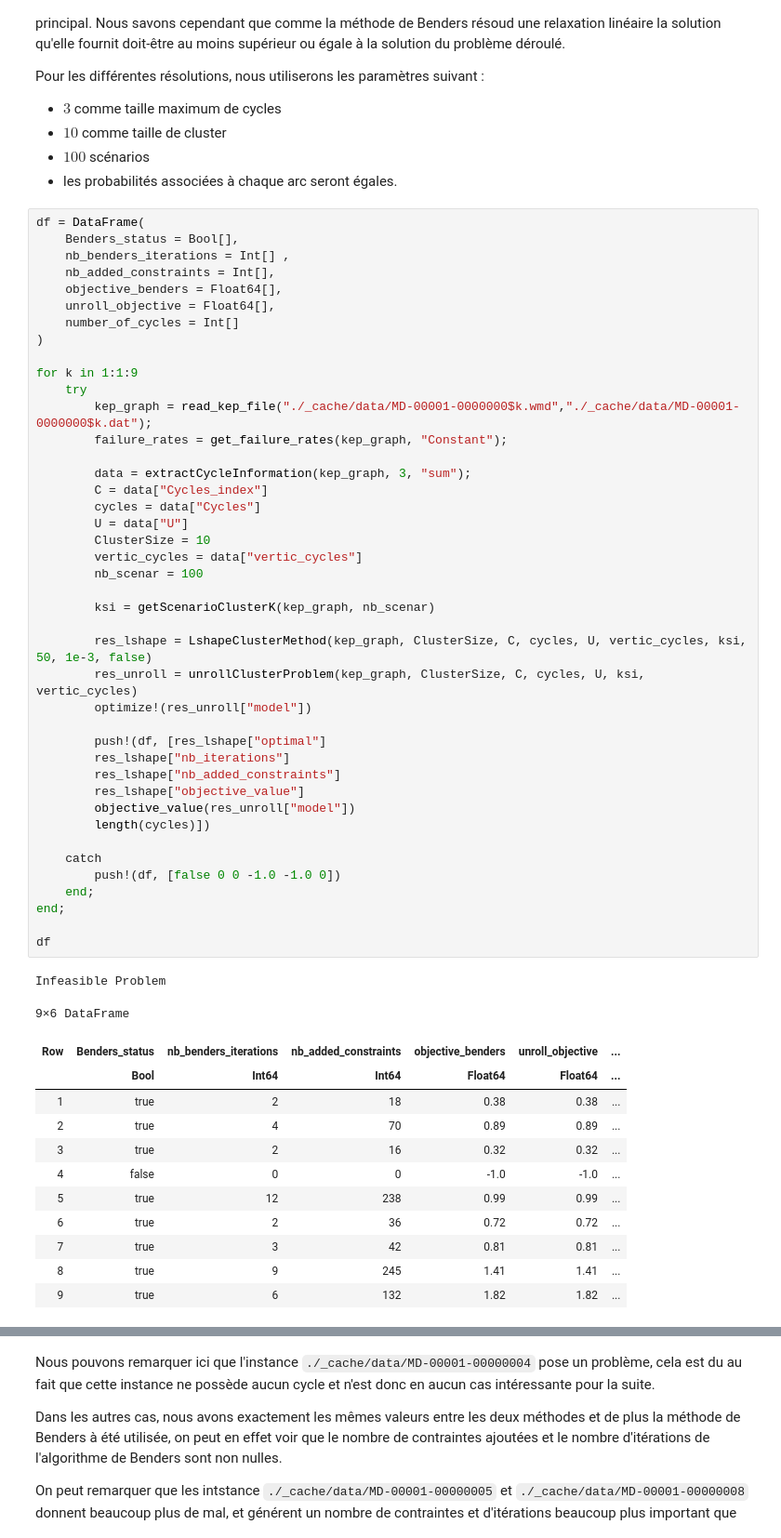
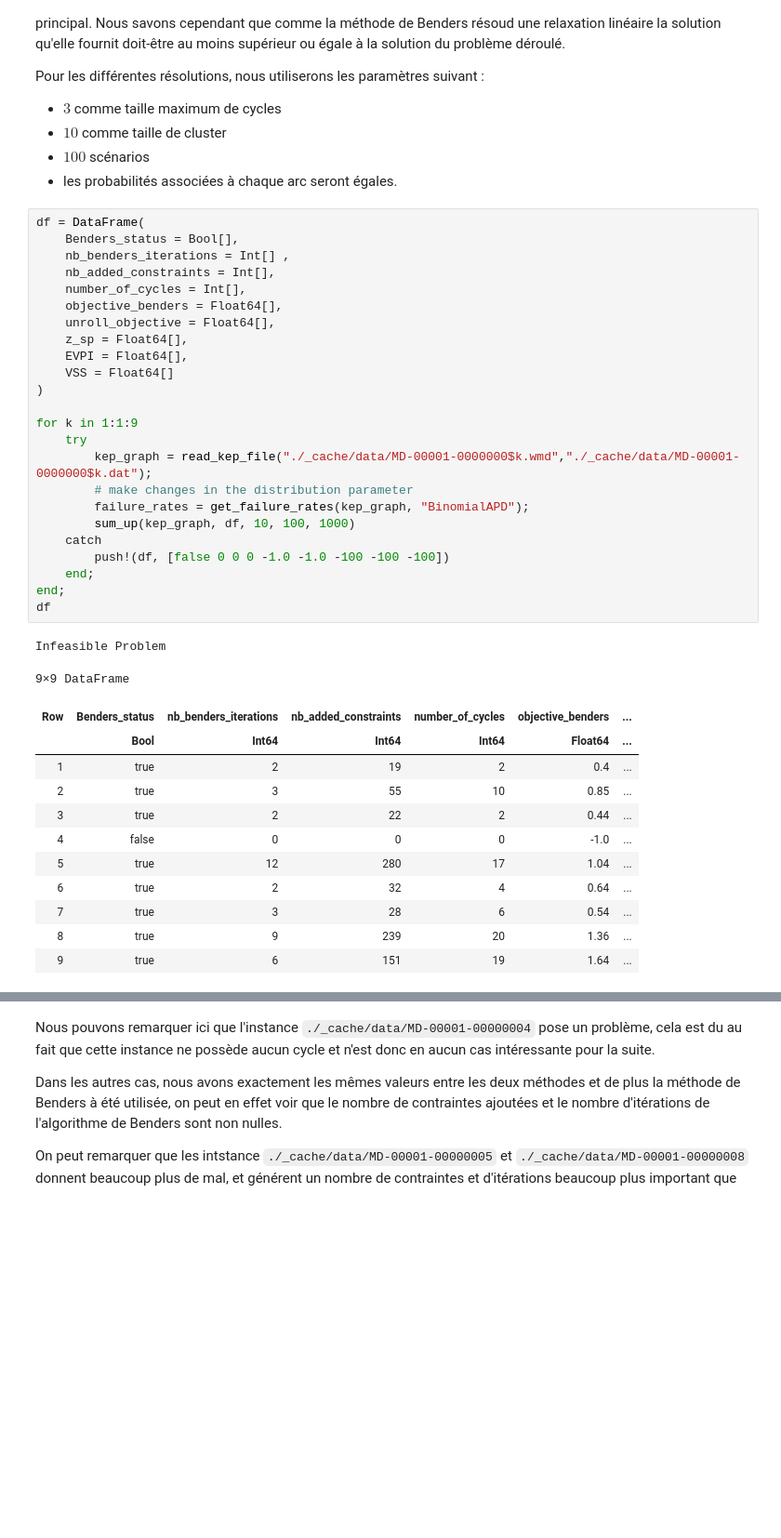
Before and after one commit to lolofo/KidneyExchangeProgram, a Jupyter notebook: notebook/Projet_Stochastic_KEP.ipynb, the cells around one changed output, grey strips where cells are left out. Shown: that part at 93% size. Drawn from its saved outputs; the diff is of its cells as text; blank space fills up the shorter version.

```diff
--- a/notebook/Projet_Stochastic_KEP.ipynb
+++ b/notebook/Projet_Stochastic_KEP.ipynb
@@ -459,56 +499,38 @@ Pour les différentes résolutions, nous utiliserons les paramètres suivant :
 # %%
 df = DataFrame(
     Benders_status = Bool[],
     nb_benders_iterations = Int[] ,
     nb_added_constraints = Int[],
+    number_of_cycles = Int[],
     objective_benders = Float64[],
     unroll_objective = Float64[],
-    number_of_cycles = Int[]
+    z_sp = Float64[],
+    EVPI = Float64[],
+    VSS = Float64[]
 )
 
 for k in 1:1:9
     try
         kep_graph = read_kep_file("./_cache/data/MD-00001-0000000$k.wmd","./_cache/data/MD-00001-0000000$k.dat");
-        failure_rates = get_failure_rates(kep_graph, "Constant");
-
-        data = extractCycleInformation(kep_graph, 3, "sum");
-        C = data["Cycles_index"]
-        cycles = data["Cycles"]
-        U = data["U"]
-        ClusterSize = 10
-        vertic_cycles = data["vertic_cycles"]
-        nb_scenar = 100
-
-        ksi = getScenarioClusterK(kep_graph, nb_scenar)
-
-        res_lshape = LshapeClusterMethod(kep_graph, ClusterSize, C, cycles, U, vertic_cycles, ksi, 50, 1e-3, false)
-        res_unroll = unrollClusterProblem(kep_graph, ClusterSize, C, cycles, U, ksi, vertic_cycles)
-        optimize!(res_unroll["model"])
-
-        push!(df, [res_lshape["optimal"]
-        res_lshape["nb_iterations"]
-        res_lshape["nb_added_constraints"]
-        res_lshape["objective_value"]
-        objective_value(res_unroll["model"])
-        length(cycles)])
-
+        # make changes in the distribution parameter
+        failure_rates = get_failure_rates(kep_graph, "BinomialAPD");
+        sum_up(kep_graph, df, 10, 100, 1000)
     catch
-        push!(df, [false 0 0 -1.0 -1.0 0])
+        push!(df, [false 0 0 0 -1.0 -1.0 -100 -100 -100])
     end;
 end;
-
 df
 # %% [output]
 Infeasible Problem
-9×6 DataFrame
+9×9 DataFrame
-| Row | Benders_status | nb_benders_iterations | nb_added_constraints | objective_benders | unroll_objective | ... |
-|  | Bool | Int64 | Int64 | Float64 | Float64 | ... |
-| 1 | true | 2 | 18 | 0.38 | 0.38 | ... |
-| 2 | true | 4 | 70 | 0.89 | 0.89 | ... |
-| 3 | true | 2 | 16 | 0.32 | 0.32 | ... |
-| 4 | false | 0 | 0 | -1.0 | -1.0 | ... |
-| 5 | true | 12 | 238 | 0.99 | 0.99 | ... |
-| 6 | true | 2 | 36 | 0.72 | 0.72 | ... |
-| 7 | true | 3 | 42 | 0.81 | 0.81 | ... |
-| 8 | true | 9 | 245 | 1.41 | 1.41 | ... |
-| 9 | true | 6 | 132 | 1.82 | 1.82 | ... |
+| Row | Benders_status | nb_benders_iterations | nb_added_constraints | number_of_cycles | objective_benders | ... |
+|  | Bool | Int64 | Int64 | Int64 | Float64 | ... |
+| 1 | true | 2 | 19 | 2 | 0.4 | ... |
+| 2 | true | 3 | 55 | 10 | 0.85 | ... |
+| 3 | true | 2 | 22 | 2 | 0.44 | ... |
+| 4 | false | 0 | 0 | 0 | -1.0 | ... |
+| 5 | true | 12 | 280 | 17 | 1.04 | ... |
+| 6 | true | 2 | 32 | 4 | 0.64 | ... |
+| 7 | true | 3 | 28 | 6 | 0.54 | ... |
+| 8 | true | 9 | 239 | 20 | 1.36 | ... |
+| 9 | true | 6 | 151 | 19 | 1.64 | ... |
```
Also changed, not shown: parts of 20 cells of this notebook, 4 other files.
